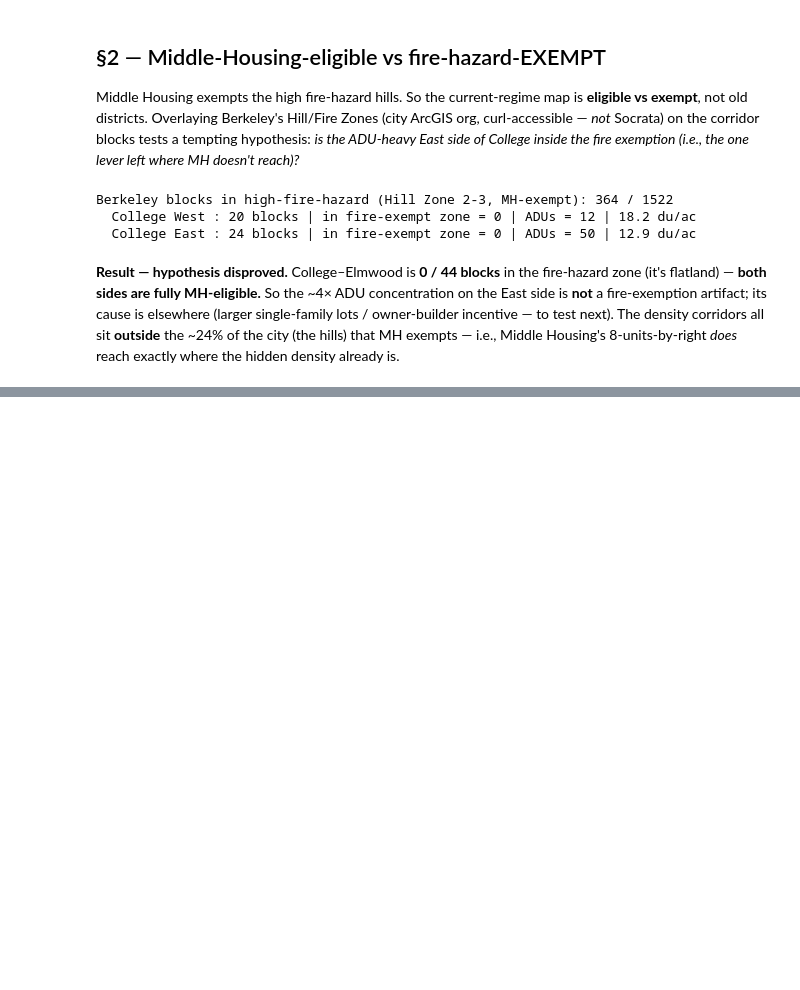
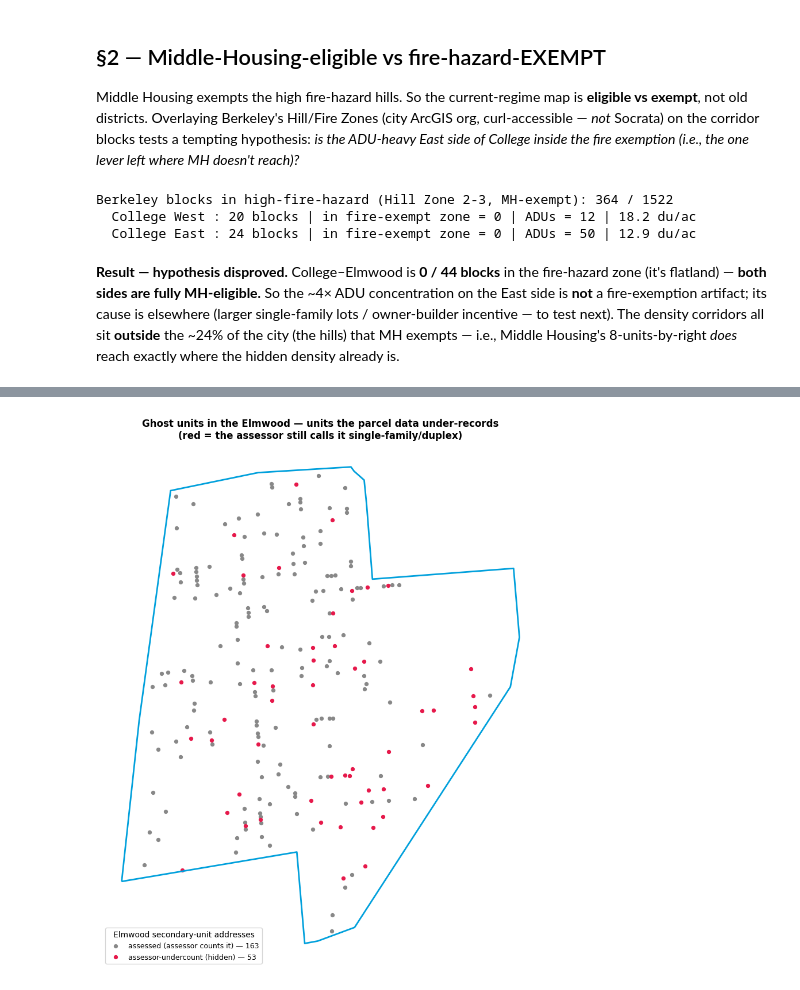
Before and after one commit to blockXblock/berkeley-housing-analysis, a Jupyter notebook: notebooks/v4/JN-M_corridor_density.ipynb, the cells around one changed output, grey strips where cells are left out. Cells and saved outputs as stored; diff of their text form; code cells hidden in the pictures; blank space fills up the shorter version.

```diff
--- a/notebooks/v4/JN-M_corridor_density.ipynb
+++ b/notebooks/v4/JN-M_corridor_density.ipynb
@@ -218,0 +237,9 @@ baseline gate PASS — 19 figures match 2026-08-12 @ f8c84e0
+# %%
+from ghost_units import build_ghost, ghost_figures
+gP = build_ghost(); gfig = ghost_figures(gP)
+import json; print(json.dumps(gfig, indent=2))
+# baseline gate for the ghost figures (derive vs baseline, never hardcode)
+_b = json.load(open("data/baselines/corridor_density_baseline_2026-08-12_mh.json"))["figures"]
+_bad = {k: (gfig[k], _b[k]) for k in gfig if abs(gfig[k]-_b[k]) > 0}
+assert not _bad, f"ghost figures drifted vs baseline: {_bad} -> diagnose then append a new baseline"
+print("ghost baseline gate PASS")
@@ -219 +255,18 @@ baseline gate PASS — 19 figures match 2026-08-12 @ f8c84e0
+# %%
+# --- VIZ 3: the reveal — Elmwood 'single-family/duplex' parcels that carry a hidden secondary-unit address ---
+import matplotlib.pyplot as plt, geopandas as gpd
+elg = gP[gP.elmwood].to_crs(3857)
+nb = gpd.read_file("data/reference/berkeley_neighborhoods.geojson").to_crs(3857)
+elb = nb[nb.Name.astype(str).str.contains("lmwood", case=False)]
+fig, ax = plt.subplots(figsize=(9, 10))
+elb.boundary.plot(ax=ax, edgecolor="#00a0dc", linewidth=2)
+for cls, col, lbl in [("assessed_multiunit", "#888", "assessed (assessor counts it)"),
+                      ("assessor_undercount", "#e6194b", "assessor-undercount (hidden)")]:
+    s = elg[elg.cls == cls]
+    s.plot(ax=ax, color=col, markersize=18, label=f"{lbl} — {len(s)}")
+ax.legend(loc="lower left", fontsize=9, title="Elmwood secondary-unit addresses")
+ax.set_title("Ghost units in the Elmwood — units the parcel data under-records\n(red = the assessor still calls it single-family/duplex)", fontweight="bold")
+ax.set_axis_off(); plt.tight_layout(); plt.show()
+# %% [output]
+[figure, added]
 # %% [markdown]
```
Also changed, not shown: parts of 4 cells of this notebook, 3 other files.
